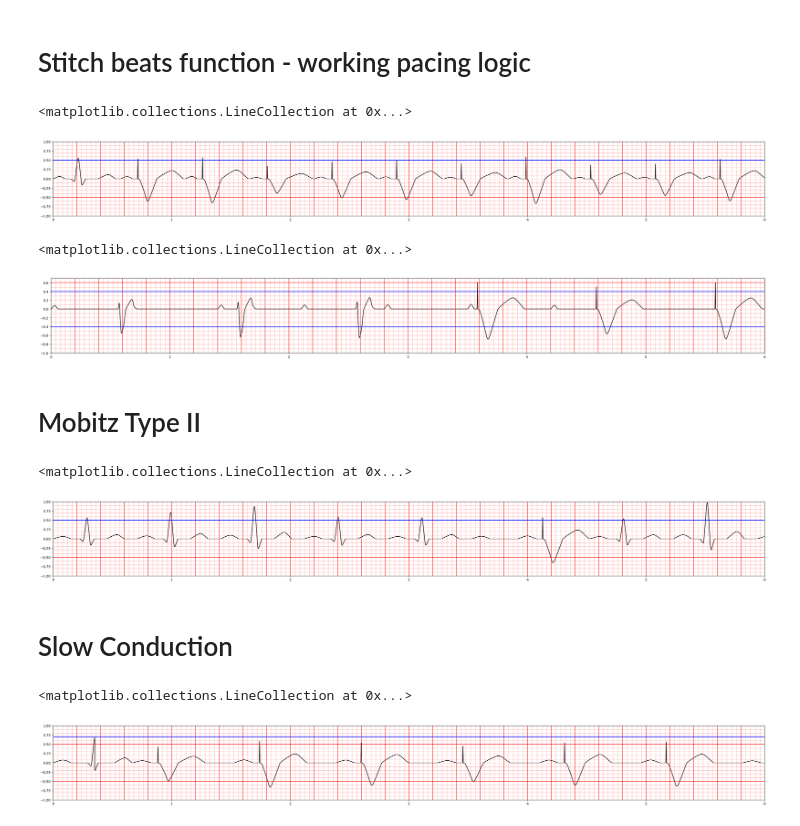
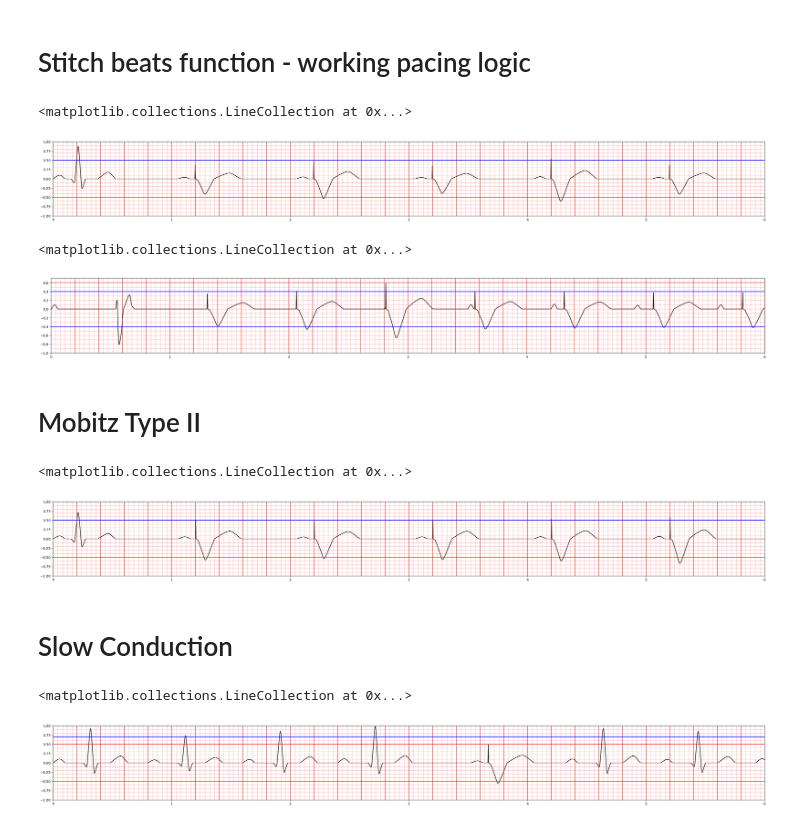
Before and after one commit to joonhaim/edupace, a Jupyter notebook: simulator-interface/ecg/ECG simulation - more organised version.ipynb, the cells around one changed output. Cells and saved outputs as stored; diff of their text form; code cells hidden in the pictures.

```diff
--- a/simulator-interface/ecg/ECG simulation - more organised version.ipynb
+++ b/simulator-interface/ecg/ECG simulation - more organised version.ipynb
@@ -182,6 +154,7 @@ def stitch_beats(ecg_func, patient_HR, sensitivity,rate, output, asynchronous,it
         #Only apply random scaling factor in x if regularity is 'Irregular', otherwise keep it constant
         scaling_factor_y = (1.0+(np.random.random()*0.6-0.3))/(np.max(y_temp)-np.min(y_temp))
         scaling_factor_x = 0.03333 #(0.8)/(np.max(x_temp)-np.min(x_temp)) for np.max(t_temp)=24 and np.min(t_temp)=0
+        pacemaker_spike = scaling_factor_x * 4.380709
 
 
         if i == 0: #First beat in beat_list
@@ -223,7 +196,7 @@ def stitch_beats(ecg_func, patient_HR, sensitivity,rate, output, asynchronous,it
                         # print(f'Iteration {i}: {beat_list[i]}. Beat sensed. Time since sensed too high and capture threshold reached')
                         beat_list.append("Normal")
                         offset = gap + np.min(x_temp)
-                        time_prev_sensed = np.min(x_temp)+0.183315
+                        time_prev_sensed = np.min(x_temp)+pacemaker_spike
                         time_since_sensed = 0
                     else: #If capture threshold not reached, can't pace
                         x = x_temp
@@ -256,7 +229,7 @@ def stitch_beats(ecg_func, patient_HR, sensitivity,rate, output, asynchronous,it
                         # print(f'Iteration {i}: {beat_list[i]}. Beat not sensed. Time since sensed too high and capture threshold reached')
                         beat_list.append("Normal")
                         offset = gap + np.min(x_temp)
-                        time_prev_sensed = np.min(x_temp)+0.183315
+                        time_prev_sensed = np.min(x_temp)+pacemaker_spike
                         time_since_sensed = 0
                     else: #Capture threshold isn't reached
                         x = x_temp
@@ -314,7 +287,7 @@ def stitch_beats(ecg_func, patient_HR, sensitivity,rate, output, asynchronous,it
                         y_temp *= scaling_factor_y
 
                         if beat_list[i-1] == "Normal": #If previous beat was normal
-                            offset = max_time_since_sensed + time_prev_sensed - 0.183315
+                            offset = max_time_since_sensed + time_prev_sensed - pacemaker_spike
 
                         else: #If previous beat was paced
                             offset = offset - gap + max_time_since_sensed
@@ -332,7 +305,7 @@ def stitch_beats(ecg_func, patient_HR, sensitivity,rate, output, asynchronous,it
                         # print(f'Iteration {i}: {beat_list[i]}. Beat sensed. Time since sensed too high and capture threshold reached')
                         beat_list.append("Normal")
                         offset = gap + np.min(x_temp)
-                        time_prev_sensed = np.min(x_temp)+0.183315
+                        time_prev_sensed = np.min(x_temp)+pacemaker_spike
                         time_since_sensed = 0
 
 
@@ -368,7 +341,7 @@ def stitch_beats(ecg_func, patient_HR, sensitivity,rate, output, asynchronous,it
                         # x_temp += new_offset
 
                         if beat_list[i-1] == "Normal":
-                            offset = max_time_since_sensed + time_prev_sensed - 0.183315
+                            offset = max_time_since_sensed + time_prev_sensed - pacemaker_spike
                         else:
                             offset += max_time_since_sensed - gap
 
@@ -385,7 +358,7 @@ def stitch_beats(ecg_func, patient_HR, sensitivity,rate, output, asynchronous,it
                         # print(f'Iteration {i}: {beat_list[i]}. Beat not sensed. Time since sensed too high and capture threshold reached')
                         beat_list.append("Normal")
                         offset = gap + np.min(x_temp)
-                        time_prev_sensed = np.min(x_temp)+0.183315
+                        time_prev_sensed = np.min(x_temp)+pacemaker_spike
                         time_since_sensed=0
                     else: #If capture threshold not reached, can't pace
                         x = np.concatenate((x,x_temp), axis = 0)
@@ -404,37 +377,38 @@ def stitch_beats(ecg_func, patient_HR, sensitivity,rate, output, asynchronous,it
     return x, y
 # %%
 t = np.linspace(0,1,101)
-patient_HR = 80
+patient_HR = 50
+rate = 60
 sensitivity = 0.5
-x_ecg, y_ecg = stitch_beats(ECG_wave, patient_HR, sensitivity=sensitivity, rate=110, output=1.8, asynchronous=False)
+x_ecg, y_ecg = stitch_beats(ECG_wave, patient_HR, sensitivity=sensitivity, rate=rate, output=1.8, asynchronous=False)
 
 fig, ax = plt.subplots(figsize=(38, 4))
 ax.plot(x_ecg, y_ecg, color='black')
 ax.set_xlim(0, 6)
 ax.set_ylim(-1, 1)
 
 # compute line positions
 big_lines_v = np.arange(0, 6, 0.2)
 small_lines_v = np.arange(0, 6, 0.04)
 big_lines_h = np.arange(-1.5, 1.5, 1)
 small_lines_h = np.arange(-1.5, 1.5, 0.1)
 
 ymin, ymax = ax.get_ylim()
 xmin, xmax = ax.get_xlim()
 
 # draw vertical lines (from ymin to ymax) in a single call each
 ax.vlines(big_lines_v, ymin, ymax, colors='red', alpha=0.7, linewidth=1.5)
 ax.vlines(small_lines_v, ymin, ymax, colors='red', alpha=0.3, linewidth=1)
 
 # draw horizontal lines (from xmin to xmax)
 ax.hlines(big_lines_h, xmin, xmax, colors='red', alpha=0.7, linewidth=1.5)
 ax.hlines(small_lines_h, xmin, xmax, colors='red', alpha=0.3, linewidth=1)
 
 #Line to indicate sensitivity setting
 ax.hlines(sensitivity, xmin, xmax, colors='blue', alpha=1, linewidth=1.5)
 # %% [output]
 <matplotlib.collections.LineCollection at 0x...>
-[figure, old version]
+[figure, new version]
 # %%
 def third_deg_heart_block(ecg_func,iterations,sensitivity,output,rate,patient_HR,asynchronous=False):
     '''
@@ -799,7 +773,7 @@ t = np.linspace(0,1,101)
 iterations = 20
 sensitivity = 0.4
 output = 1.8
-rate = 60
+rate = 80
 patient_HR = 60
 x,y = third_deg_heart_block(ECG_wave, iterations,sensitivity,output,rate,patient_HR,asynchronous=False)
 
@@ -838,6 +812,6 @@ ax2.hlines(sensitivity, xmin, xmax, colors='blue', alpha=1, linewidth=1.5)
 ax2.hlines(-sensitivity, xmin, xmax, colors='blue', alpha=1, linewidth=1.5)
 # %% [output]
 <matplotlib.collections.LineCollection at 0x...>
-[figure, old version]
+[figure, new version]
 # %% [markdown]
 # Mobitz Type II #
@@ -1141,8 +1125,9 @@ def Mobitz_type_II(ecg_func, patient_HR, sensitivity,rate, output, asynchronous,
 # %%
 t = np.linspace(0,1,101)
-patient_HR = 85
+patient_HR = 50
 sensitivity = 0.5
-x_ecg, y_ecg = Mobitz_type_II(ECG_wave,patient_HR=patient_HR, sensitivity=sensitivity, rate=60, output=1.7, asynchronous=False)
+rate = 60
+x_ecg, y_ecg = Mobitz_type_II(ECG_wave,patient_HR=patient_HR, sensitivity=sensitivity, rate=rate, output=1.7, asynchronous=False)
 
 fig, ax = plt.subplots(figsize=(38, 4))
 ax.plot(x_ecg, y_ecg, color='black')
@@ -1170,7 +1155,7 @@ ax.hlines(small_lines_h, xmin, xmax, colors='red', alpha=0.3, linewidth=1)
 ax.hlines(sensitivity, xmin, xmax, colors='blue', alpha=1, linewidth=1.5)
 # %% [output]
 <matplotlib.collections.LineCollection at 0x...>
-[figure, old version]
+[figure, new version]
 # %% [markdown]
 # Slow Conduction #
 # %%
@@ -1411,7 +1410,8 @@ def slow_conduction(ecg_func, patient_HR, sensitivity,rate, output, asynchronous
 t = np.linspace(0,1,101)
 patient_HR = 75
 sensitivity = 0.7
-x_ecg, y_ecg = slow_conduction(ECG_wave, patient_HR=patient_HR, sensitivity=sensitivity, rate=70, output=1.5, asynchronous=False)
+rate =60
+x_ecg, y_ecg = slow_conduction(ECG_wave, patient_HR=patient_HR, sensitivity=sensitivity, rate=rate, output=1.7, asynchronous=False)
 
 fig, ax = plt.subplots(figsize=(38, 4))
 ax.plot(x_ecg, y_ecg, color='black')
@@ -1439,4 +1439,4 @@ ax.hlines(small_lines_h, xmin, xmax, colors='red', alpha=0.3, linewidth=1)
 ax.hlines(sensitivity, xmin, xmax, colors='blue', alpha=1, linewidth=1.5)
 # %% [output]
 <matplotlib.collections.LineCollection at 0x...>
-[figure, old version]
+[figure, new version]
```
Also changed, not shown: parts of 4 cells of this notebook.
